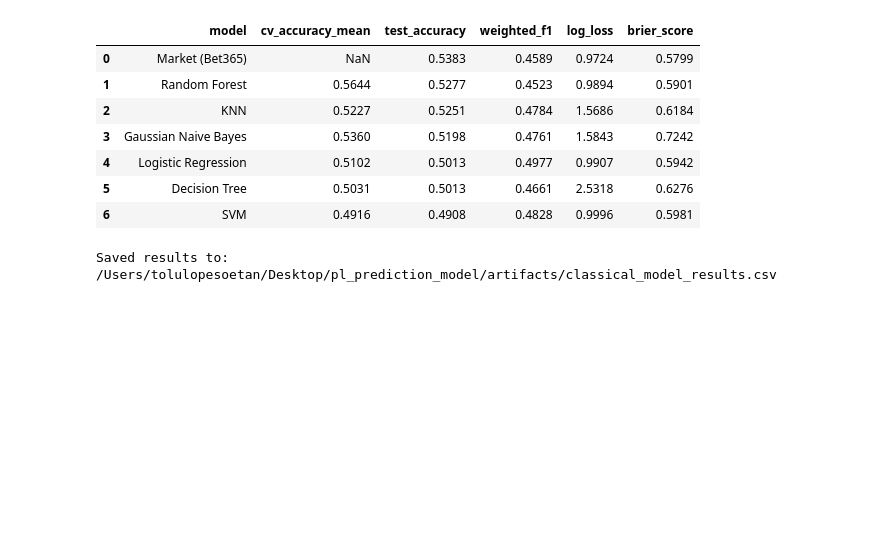
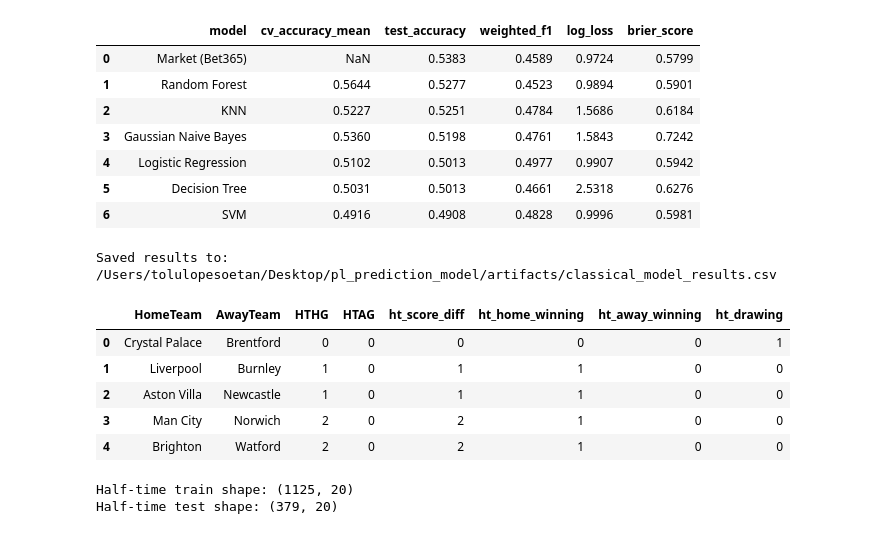
Before and after one commit to tolulopesoetan/pl_prediction_model, a Jupyter notebook: notebooks/02_model_training.ipynb, the cells around one changed output. Saved outputs shown, nothing was run; the diff lists cells and outputs as text; code cells hidden in the pictures; blank space fills up the shorter version.

Commit message:
feat: add half-time model comparison and prediction exports

```diff
--- a/notebooks/02_model_training.ipynb
+++ b/notebooks/02_model_training.ipynb
@@ -257,3 +257,33 @@ results_df.to_csv(output_path, index=False)
 print(f"Saved results to: {output_path}")
 # %% [output]
 Saved results to: /Users/tolulopesoetan/Desktop/pl_prediction_model/artifacts/classical_model_results.csv
+# %%
+# build half time features
+
+features_v2["ht_score_diff"] = features_v2["HTHG"] - features_v2["HTAG"]
+features_v2["ht_home_goals"] = features_v2["HTHG"]
+features_v2["ht_away_goals"] = features_v2["HTAG"]
+
+features_v2["ht_home_winning"] = (features_v2["ht_score_diff"] > 0).astype(int)
+features_v2["ht_away_winning"] = (features_v2["ht_score_diff"] < 0).astype(int)
+features_v2["ht_drawing"] = (features_v2["ht_score_diff"] == 0).astype(int)
+
+features_v2[
+    [
+        "HomeTeam",
+        "AwayTeam",
+        "HTHG",
+        "HTAG",
+        "ht_score_diff",
+        "ht_home_winning",
+        "ht_away_winning",
+        "ht_drawing",
+    ]
+].head()
+# %% [output]
+|  | HomeTeam | AwayTeam | HTHG | HTAG | ht_score_diff | ht_home_winning | ht_away_winning | ht_drawing |
+| 0 | Crystal Palace | Brentford | 0 | 0 | 0 | 0 | 0 | 1 |
+| 1 | Liverpool | Burnley | 1 | 0 | 1 | 1 | 0 | 0 |
+| 2 | Aston Villa | Newcastle | 1 | 0 | 1 | 1 | 0 | 0 |
+| 3 | Man City | Norwich | 2 | 0 | 2 | 1 | 0 | 0 |
+| 4 | Brighton | Watford | 2 | 0 | 2 | 1 | 0 | 0 |
@@ -259,0 +301,14 @@ Saved results to: /Users/tolulopesoetan/Desktop/pl_prediction_model/artifacts/cl
+# %%
+train_ht = features_v2[features_v2["season"].isin(["2122","2223", "2324"])].copy()
+test_ht = features_v2[features_v2["season"] == "2425"].copy()
+
+X_train_ht = train_ht[FEATURES_HT]
+y_train_ht = train_ht["FTR"]
+X_test_ht = test_ht[FEATURES_HT]
+y_test_ht = test_ht["FTR"]
+
+print("Half-time train shape:", X_train_ht.shape)
+print("Half-time test shape:", X_test_ht.shape)
+# %% [output]
+Half-time train shape: (1125, 20)
+Half-time test shape: (379, 20)
```
Also changed, not shown: parts of 10 cells of this notebook, 2 other files.
